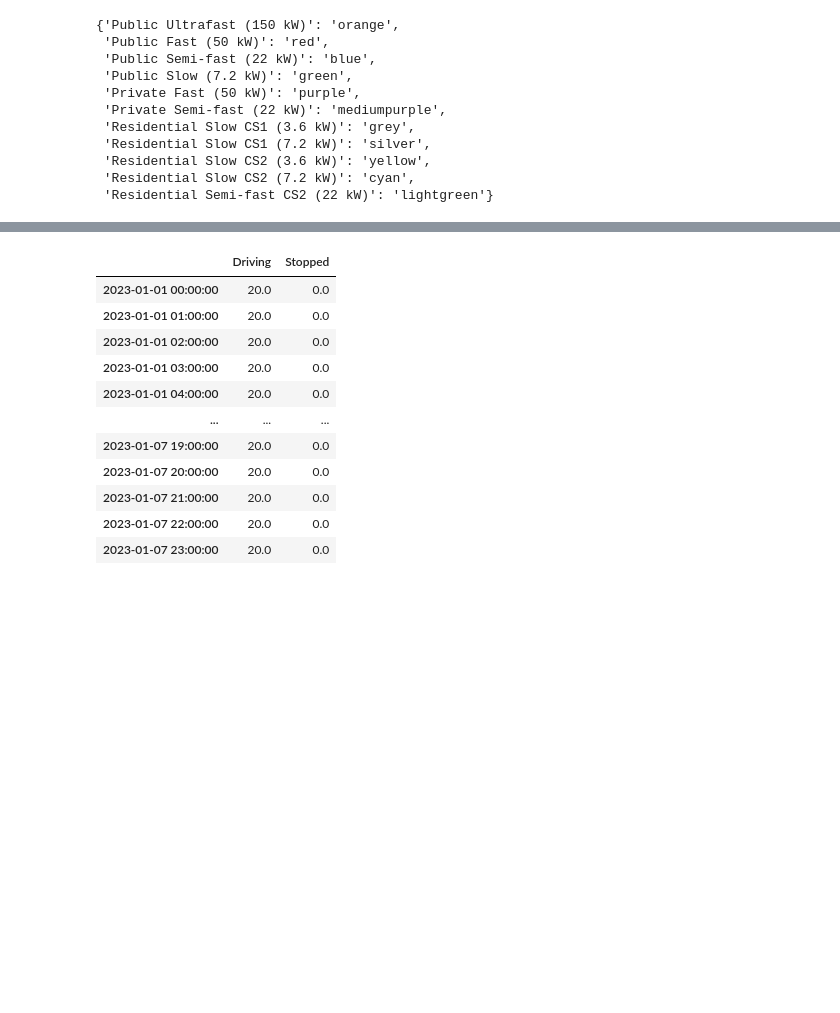
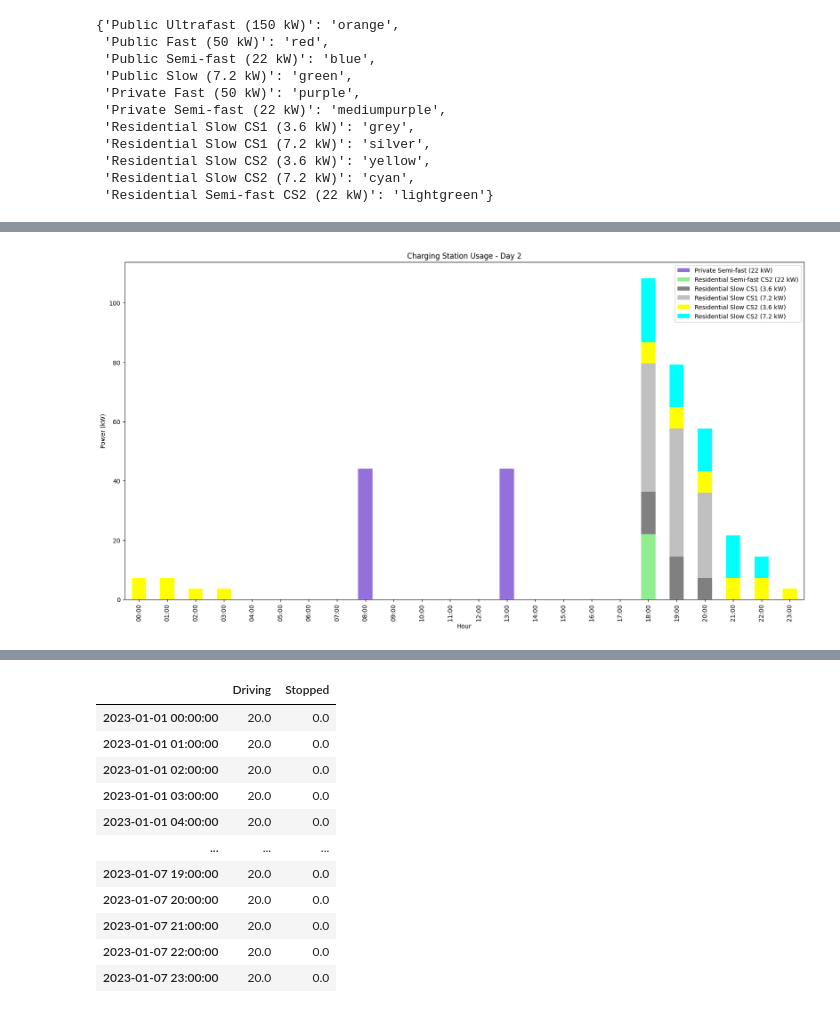
Before and after one commit to EV4EU/ev-profiling, a Jupyter notebook: simulation.ipynb, the cells around one changed output, grey strips where cells are left out. Cells and saved outputs as stored; diff of their text form; code cells hidden in the pictures; blank space fills up the shorter version.

Commit message:
Fixed Charging Station power usage representation

```diff
--- a/simulation.ipynb
+++ b/simulation.ipynb
@@ -470 +470,11 @@ ev_charging_history_type_hourly_value_counts
 6 rows × 24 columns
+# %%
+# Calculate the power used by each charging station
+
+cs_power_usage = ev_charging_history_type_hourly_value_counts.copy(deep=True)
+for idx in range(cs_power_usage.shape[0]):
+    const_multiplier = float(cs_power_usage.index[idx].split('(')[1].split(' ')[0])
+
+    cs_power_usage.iloc[idx] = cs_power_usage.iloc[idx] * const_multiplier
+
+cs_power_usage
@@ -470,0 +490,26 @@ ev_charging_history_type_hourly_value_counts
+# %%
+ # Plot a stacked bar chart of the ev_charging_history_type_hourly DataFrame
+
+# Set the colors to use according to the charging stations in the data
+color_it = cycle(cs_colors.values())
+color_map = [next(color_it) for i in range(len(ev_charging_history_type_hourly_value_counts.transpose().columns))]
+
+# Plot the data using a stacked bar chart of the transposed DataFrame. Colors must match the ones in the cs_colors dictionary
+cs_power_usage.transpose().plot(kind='bar', stacked=True, figsize=(20, 10),
+                                color=cs_colors)
+
+# Set the xticks to only hours in the format hh:mm
+plt.xticks(np.arange(0, 24), ['{:02d}:00'.format(i) for i in range(24)])
+
+# Set the title
+plt.title('Charging Station Usage - Day {}'.format(DAY))
+
+# Set the x-axis label
+plt.xlabel('Hour')
+
+# Set the y-axis label
+plt.ylabel('Power (kW)')
+
+plt.show()
+# %% [output]
+[figure, added]
```
Also changed, not shown: parts of 22 cells of this notebook.
